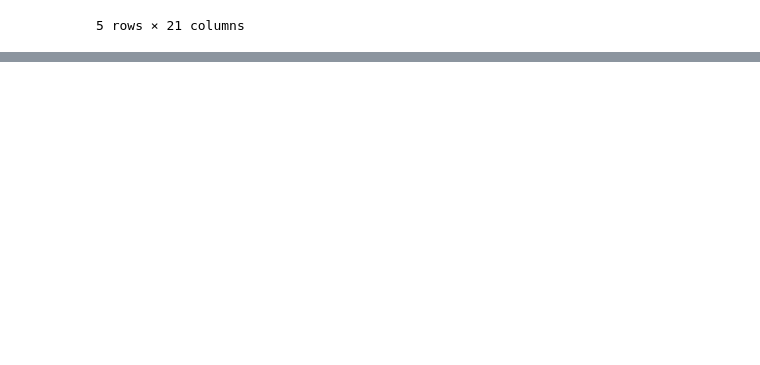
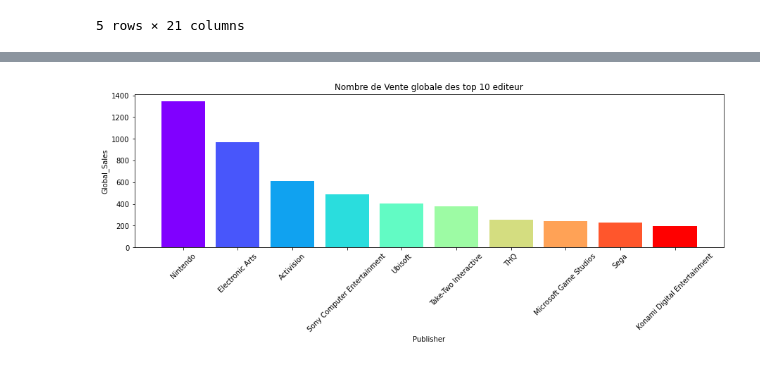
Before and after one commit to Pascal-Thai/GamingSales, a Jupyter notebook: projet gaming_final_DataViz.ipynb, the cells around one changed output, grey strips where cells are left out. Cells and saved outputs as stored; diff of their text form; code cells hidden in the pictures; blank space fills up the shorter version.

```diff
--- a/projet gaming_final_DataViz.ipynb
+++ b/projet gaming_final_DataViz.ipynb
@@ -80,0 +70,11 @@ plt.title("CA par region des top 10 editeurs");
+# %%
+plt.figure(figsize=(15,4))
+df_group2=df.groupby('Publisher',as_index = False).agg({'Global_Sales':'sum'})
+top10 = df_group2.sort_values('Global_Sales', ascending = False).head(10)
+plt.bar(top10['Publisher'], top10['Global_Sales'],color = cm.rainbow(np.linspace(0, 1, len(top10))))
+plt.xlabel('Publisher')
+plt.ylabel('Global_Sales')
+plt.xticks(rotation = '45')
+plt.title("Nombre de Vente globale des top 10 editeur");
+# %% [output]
+[figure, added]
```
Also changed, not shown: parts of 9 cells of this notebook.
